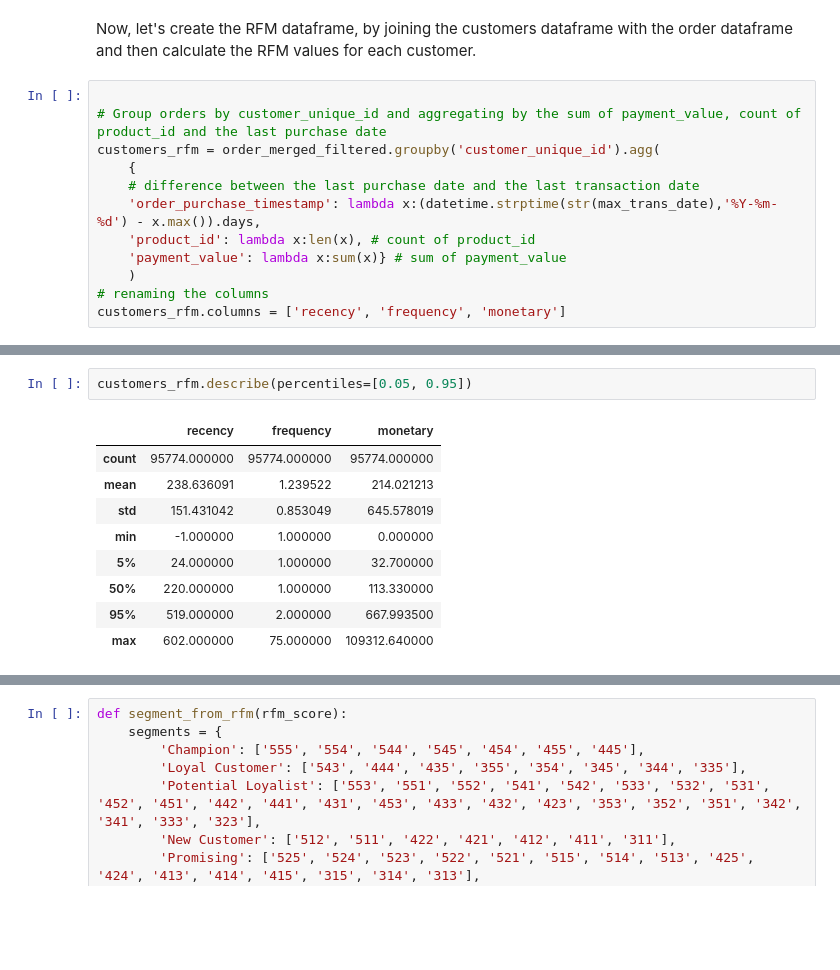
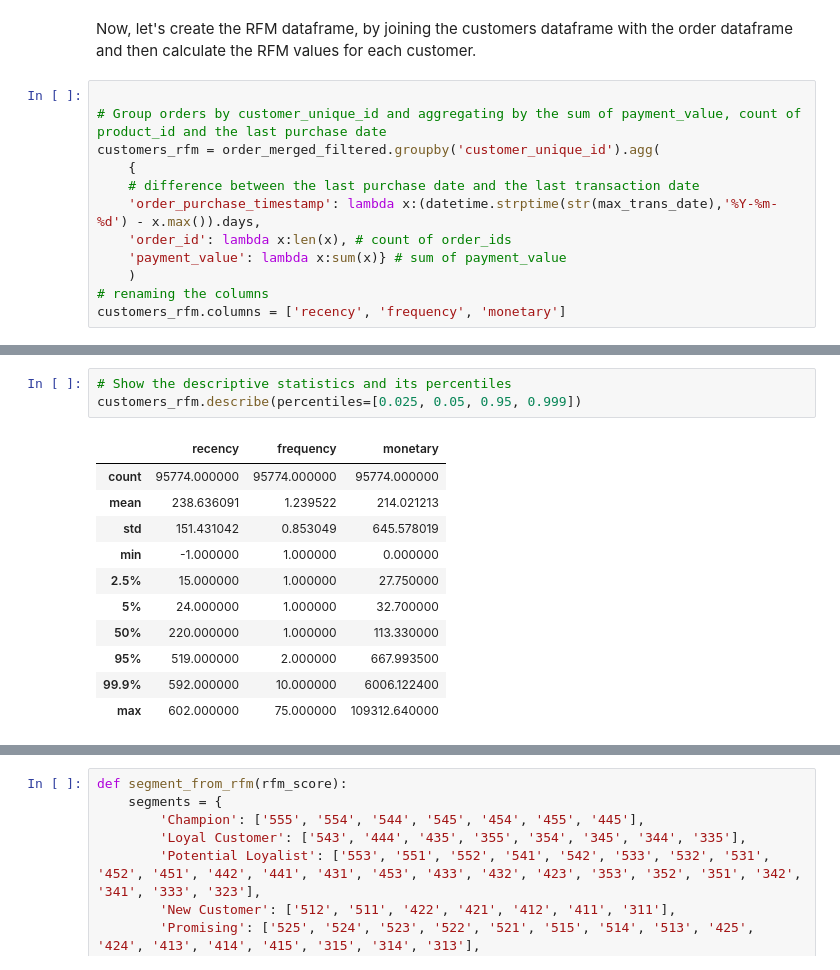
Before and after one commit to galvaowesley/ollist_brazilian_ecommerce_products_recommendation_system, a Jupyter notebook: customer_segmentation_and_products_recommentation.ipynb, the cells around one changed output, grey strips where cells are left out. Saved outputs shown, nothing was run; the diff lists cells and outputs as text; blank space fills up the shorter version.

```diff
--- a/customer_segmentation_and_products_recommentation.ipynb
+++ b/customer_segmentation_and_products_recommentation.ipynb
@@ -412,7 +423,7 @@ customers_rfm = order_merged_filtered.groupby('customer_unique_id').agg(
     {
     # difference between the last purchase date and the last transaction date
     'order_purchase_timestamp': lambda x:(datetime.strptime(str(max_trans_date),'%Y-%m-%d') - x.max()).days,
-    'product_id': lambda x:len(x), # count of product_id
+    'order_id': lambda x:len(x), # count of order_ids
     'payment_value': lambda x:sum(x)} # sum of payment_value
     )
 # renaming the columns
@@ -461,12 +478,15 @@ Text(0.5, 1.0, 'Monetary distribution')
 # %%
-customers_rfm.describe(percentiles=[0.05, 0.95])
+# Show the descriptive statistics and its percentiles
+customers_rfm.describe(percentiles=[0.025, 0.05, 0.95, 0.999])
 # %% [output]
 |  | recency | frequency | monetary |
 | count | 95774.000000 | 95774.000000 | 95774.000000 |
 | mean | 238.636091 | 1.239522 | 214.021213 |
 | std | 151.431042 | 0.853049 | 645.578019 |
 | min | -1.000000 | 1.000000 | 0.000000 |
+| 2.5% | 15.000000 | 1.000000 | 27.750000 |
 | 5% | 24.000000 | 1.000000 | 32.700000 |
 | 50% | 220.000000 | 1.000000 | 113.330000 |
 | 95% | 519.000000 | 2.000000 | 667.993500 |
+| 99.9% | 592.000000 | 10.000000 | 6006.122400 |
 | max | 602.000000 | 75.000000 | 109312.640000 |
```
Also changed, not shown: parts of 67 cells of this notebook.
